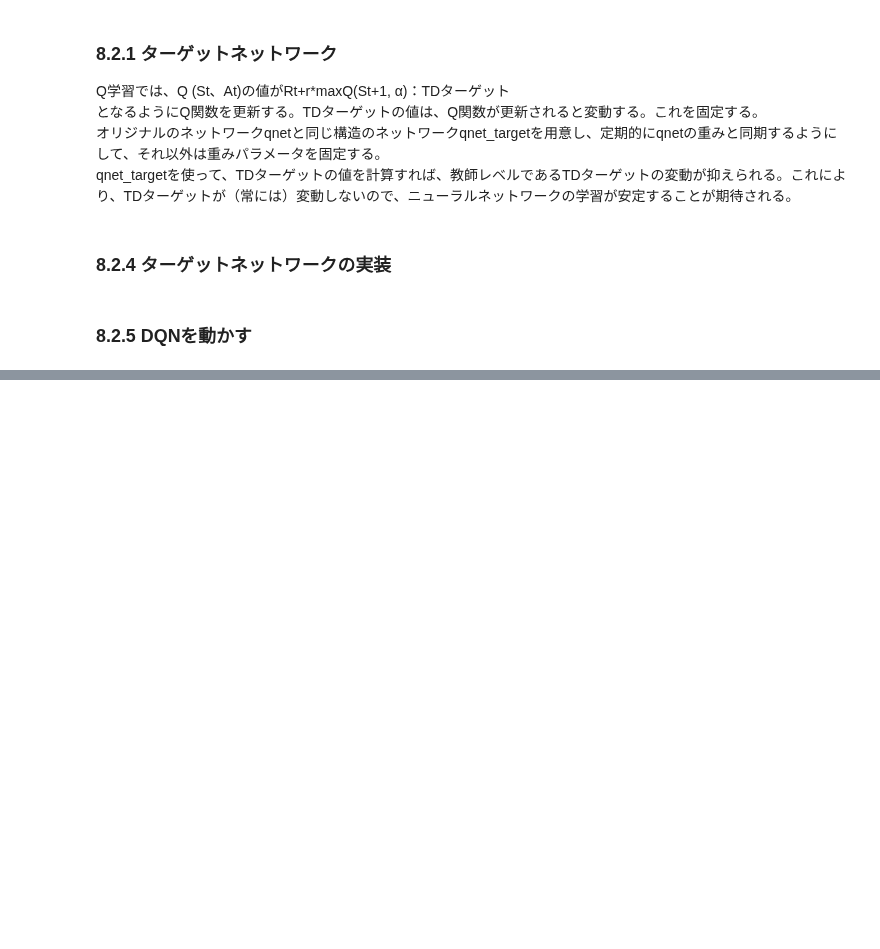
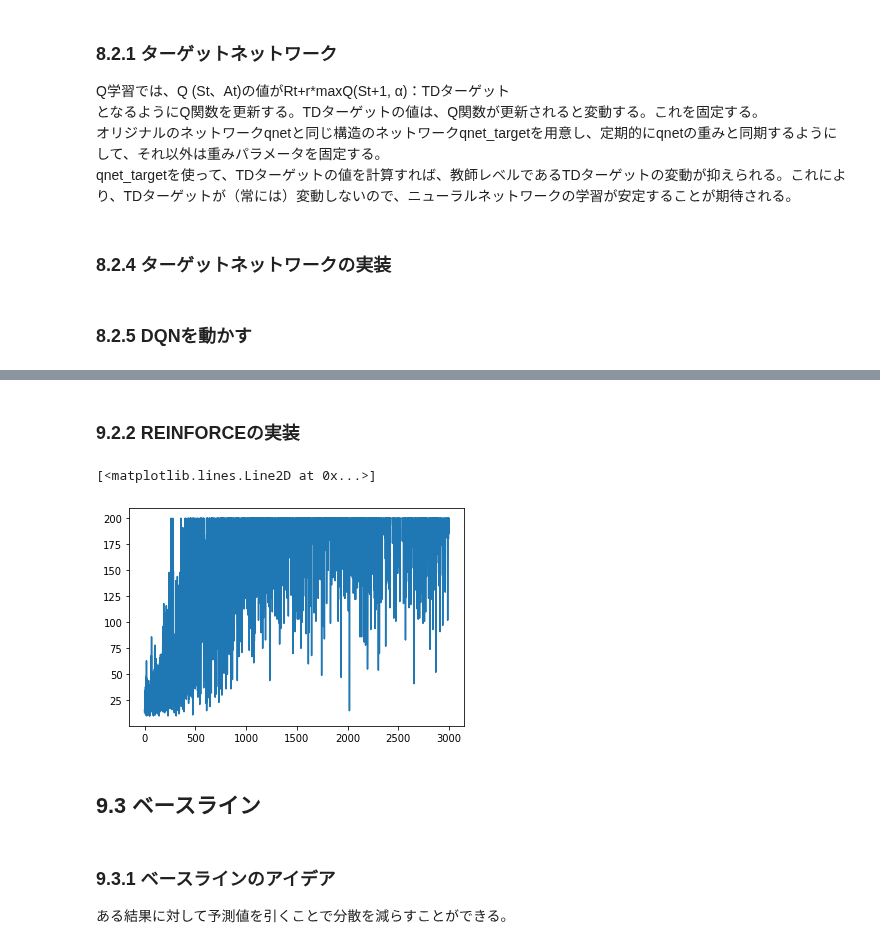
Before and after one commit to sota1111/DL_Zero, a Jupyter notebook: DL_Zero4_2.ipynb, the cells around one changed output, grey strips where cells are left out. Drawn from its saved outputs; the diff is of its cells as text; code cells hidden in the pictures; blank space fills up the shorter version.

```diff
--- a/DL_Zero4_2.ipynb
+++ b/DL_Zero4_2.ipynb
@@ -286,0 +519,2 @@ AxisError: ignored
+# %% [markdown]
+### 9.2.2 REINFORCEの実装
@@ -286,0 +555,31 @@ AxisError: ignored
+# %%
+episodes = 3000
+env = gym.make('CartPole-v0')
+agent = Agent()
+reward_histrory = []
+
+for episode in range(episodes):
+  state = env.reset()
+  done = False
+  total_reward = 0
+
+  while not done:
+    action, prob = agent.get_action(state)
+    next_state, reward, done, info = env.step(action)
+
+    agent.add(reward, prob)
+    state = next_state
+    total_reward += reward
+
+  agent.update()
+  reward_histrory.append(total_reward)
+# %%
+plt.plot(reward_histrory)
+# %% [output]
+[<matplotlib.lines.Line2D at 0x...>]
+[figure, added]
+# %% [markdown]
+## 9.3 ベースライン
+# %% [markdown]
+### 9.3.1 ベースラインのアイデア
+ある結果に対して予測値を引くことで分散を減らすことができる。
```
Also changed, not shown: parts of 42 cells of this notebook.
